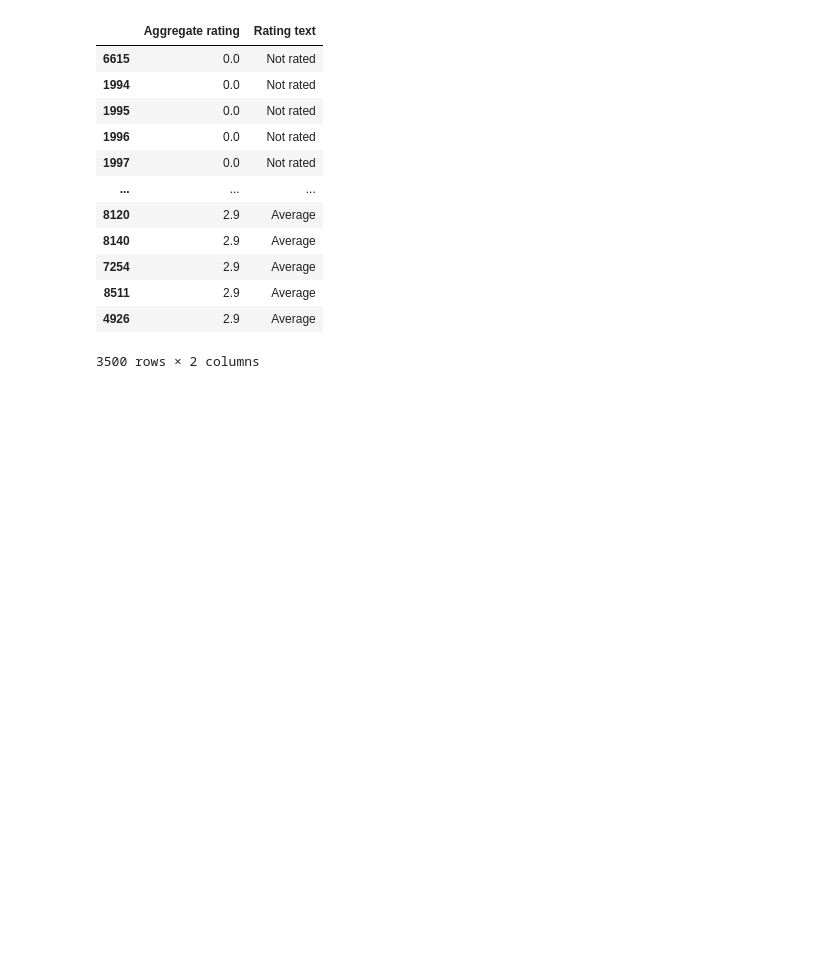
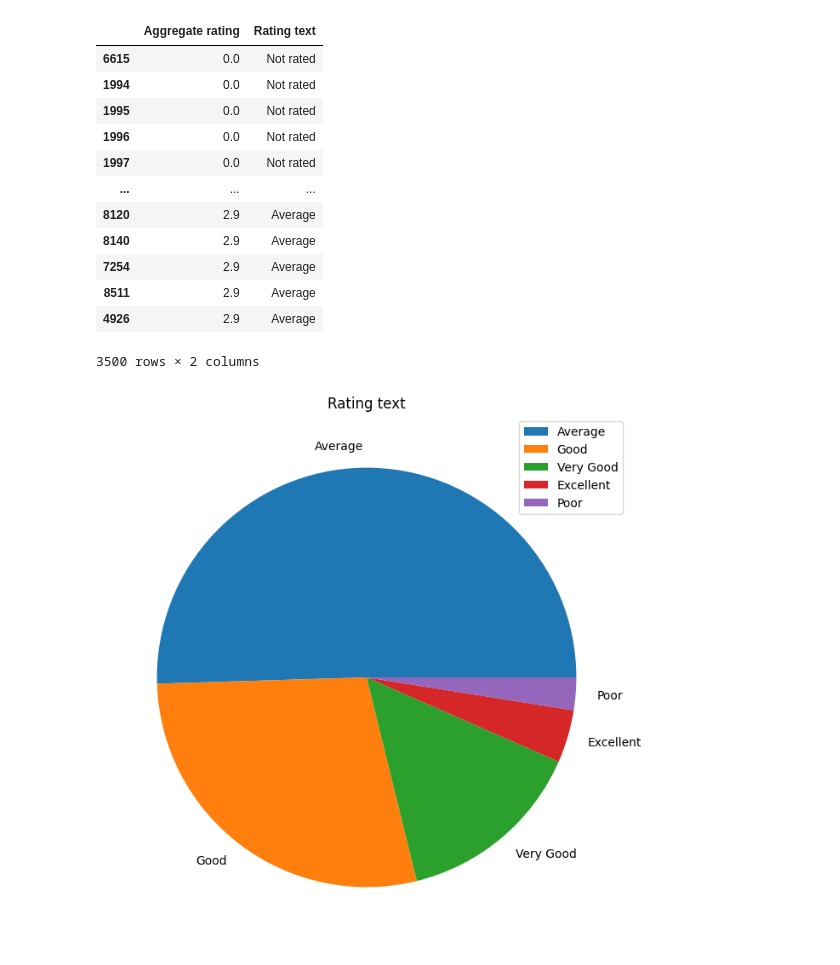
Before and after one commit to Vanshaj14Mohan/Restaurant-Ratings-Prediction, a Jupyter notebook: Files/main.ipynb, the cells around one changed output. Cells and saved outputs as stored; diff of their text form; code cells hidden in the pictures; blank space fills up the shorter version.

```diff
--- a/Files/main.ipynb
+++ b/Files/main.ipynb
@@ -247,3 +247,13 @@ df[["Aggregate rating", "Rating text"]].sort_values(by="Aggregate rating", ascen
 | 8511 | 2.9 | Average |
 | 4926 | 2.9 | Average |
 3500 rows × 2 columns
+# %%
+df = df[df["Rating text"] != "Not rated"]
+# %%
+df["Rating text"].value_counts().plot(kind="pie", figsize=(10,8))
+plt.title("Rating text")
+plt.ylabel("")
+plt.legend()
+plt.show()
+# %% [output]
+[figure, added]
```
